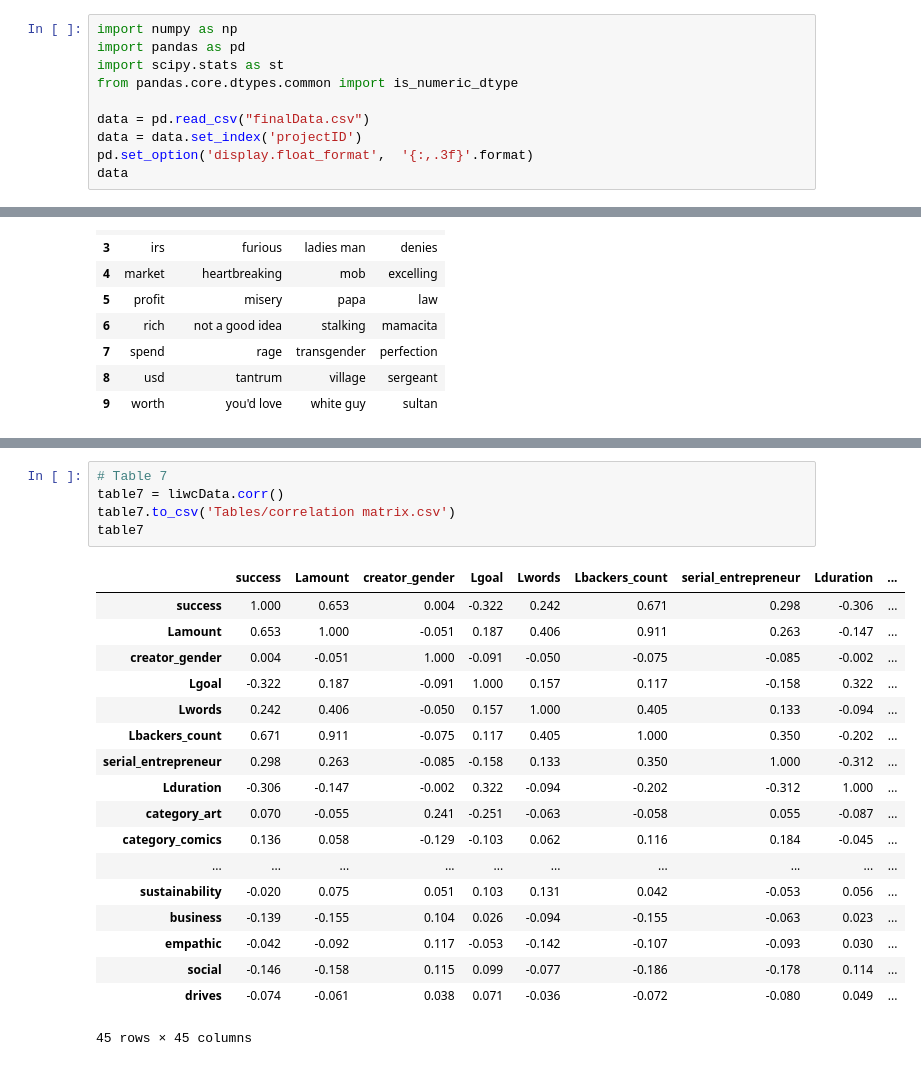
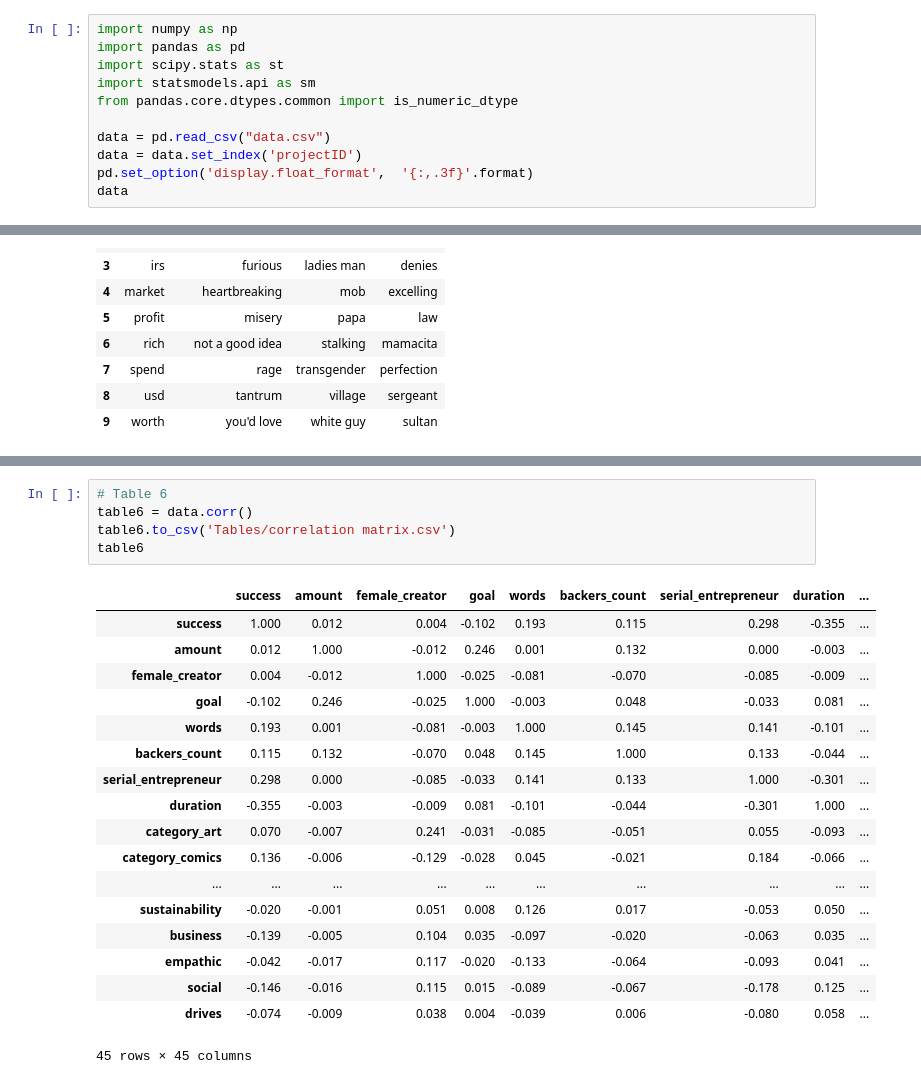
Before and after one commit to MaxPersoon/KickstarterScraper, a Jupyter notebook: dataProcessing.ipynb, the cells around one changed output, grey strips where cells are left out. Cells and saved outputs as stored; diff of their text form.

```diff
--- a/dataProcessing.ipynb
+++ b/dataProcessing.ipynb
@@ -2,9 +2,10 @@
 import numpy as np
 import pandas as pd
 import scipy.stats as st
+import statsmodels.api as sm
 from pandas.core.dtypes.common import is_numeric_dtype
 
-data = pd.read_csv("finalData.csv")
+data = pd.read_csv("data.csv")
 data = data.set_index('projectID')
 pd.set_option('display.float_format',  '{:,.3f}'.format)
 data
@@ -350,25 +262,25 @@ table3
 # %%
-# Table 7
-table7 = liwcData.corr()
-table7.to_csv('Tables/correlation matrix.csv')
-table7
+# Table 6
+table6 = data.corr()
+table6.to_csv('Tables/correlation matrix.csv')
+table6
 # %% [output]
-|  | success | Lamount | creator_gender | Lgoal | Lwords | Lbackers_count | serial_entrepreneur | Lduration | ... |
-| success | 1.000 | 0.653 | 0.004 | -0.322 | 0.242 | 0.671 | 0.298 | -0.306 | ... |
-| Lamount | 0.653 | 1.000 | -0.051 | 0.187 | 0.406 | 0.911 | 0.263 | -0.147 | ... |
-| creator_gender | 0.004 | -0.051 | 1.000 | -0.091 | -0.050 | -0.075 | -0.085 | -0.002 | ... |
-| Lgoal | -0.322 | 0.187 | -0.091 | 1.000 | 0.157 | 0.117 | -0.158 | 0.322 | ... |
-| Lwords | 0.242 | 0.406 | -0.050 | 0.157 | 1.000 | 0.405 | 0.133 | -0.094 | ... |
-| Lbackers_count | 0.671 | 0.911 | -0.075 | 0.117 | 0.405 | 1.000 | 0.350 | -0.202 | ... |
-| serial_entrepreneur | 0.298 | 0.263 | -0.085 | -0.158 | 0.133 | 0.350 | 1.000 | -0.312 | ... |
-| Lduration | -0.306 | -0.147 | -0.002 | 0.322 | -0.094 | -0.202 | -0.312 | 1.000 | ... |
-| category_art | 0.070 | -0.055 | 0.241 | -0.251 | -0.063 | -0.058 | 0.055 | -0.087 | ... |
-| category_comics | 0.136 | 0.058 | -0.129 | -0.103 | 0.062 | 0.116 | 0.184 | -0.045 | ... |
+|  | success | amount | female_creator | goal | words | backers_count | serial_entrepreneur | duration | ... |
+| success | 1.000 | 0.012 | 0.004 | -0.102 | 0.193 | 0.115 | 0.298 | -0.355 | ... |
+| amount | 0.012 | 1.000 | -0.012 | 0.246 | 0.001 | 0.132 | 0.000 | -0.003 | ... |
+| female_creator | 0.004 | -0.012 | 1.000 | -0.025 | -0.081 | -0.070 | -0.085 | -0.009 | ... |
+| goal | -0.102 | 0.246 | -0.025 | 1.000 | -0.003 | 0.048 | -0.033 | 0.081 | ... |
+| words | 0.193 | 0.001 | -0.081 | -0.003 | 1.000 | 0.145 | 0.141 | -0.101 | ... |
+| backers_count | 0.115 | 0.132 | -0.070 | 0.048 | 0.145 | 1.000 | 0.133 | -0.044 | ... |
+| serial_entrepreneur | 0.298 | 0.000 | -0.085 | -0.033 | 0.141 | 0.133 | 1.000 | -0.301 | ... |
+| duration | -0.355 | -0.003 | -0.009 | 0.081 | -0.101 | -0.044 | -0.301 | 1.000 | ... |
+| category_art | 0.070 | -0.007 | 0.241 | -0.031 | -0.085 | -0.051 | 0.055 | -0.093 | ... |
+| category_comics | 0.136 | -0.006 | -0.129 | -0.028 | 0.045 | -0.021 | 0.184 | -0.066 | ... |
 | ... | ... | ... | ... | ... | ... | ... | ... | ... | ... |
-| sustainability | -0.020 | 0.075 | 0.051 | 0.103 | 0.131 | 0.042 | -0.053 | 0.056 | ... |
-| business | -0.139 | -0.155 | 0.104 | 0.026 | -0.094 | -0.155 | -0.063 | 0.023 | ... |
-| empathic | -0.042 | -0.092 | 0.117 | -0.053 | -0.142 | -0.107 | -0.093 | 0.030 | ... |
-| social | -0.146 | -0.158 | 0.115 | 0.099 | -0.077 | -0.186 | -0.178 | 0.114 | ... |
-| drives | -0.074 | -0.061 | 0.038 | 0.071 | -0.036 | -0.072 | -0.080 | 0.049 | ... |
+| sustainability | -0.020 | -0.001 | 0.051 | 0.008 | 0.126 | 0.017 | -0.053 | 0.050 | ... |
+| business | -0.139 | -0.005 | 0.104 | 0.035 | -0.097 | -0.020 | -0.063 | 0.035 | ... |
+| empathic | -0.042 | -0.017 | 0.117 | -0.020 | -0.133 | -0.064 | -0.093 | 0.041 | ... |
+| social | -0.146 | -0.016 | 0.115 | 0.015 | -0.089 | -0.067 | -0.178 | 0.125 | ... |
+| drives | -0.074 | -0.009 | 0.038 | 0.004 | -0.039 | 0.006 | -0.080 | 0.058 | ... |
 45 rows × 45 columns
 # %%
```
Also changed, not shown: parts of 14 cells of this notebook, 7 other files.
